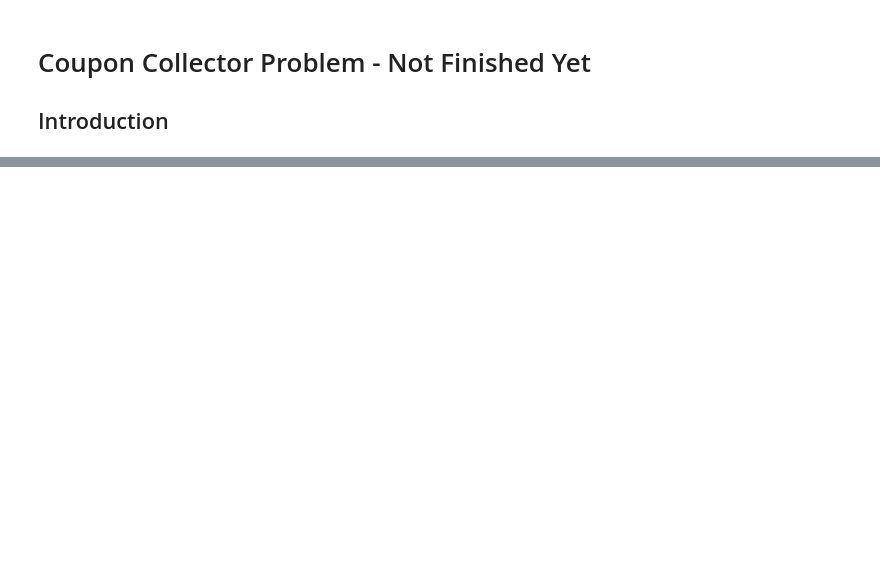
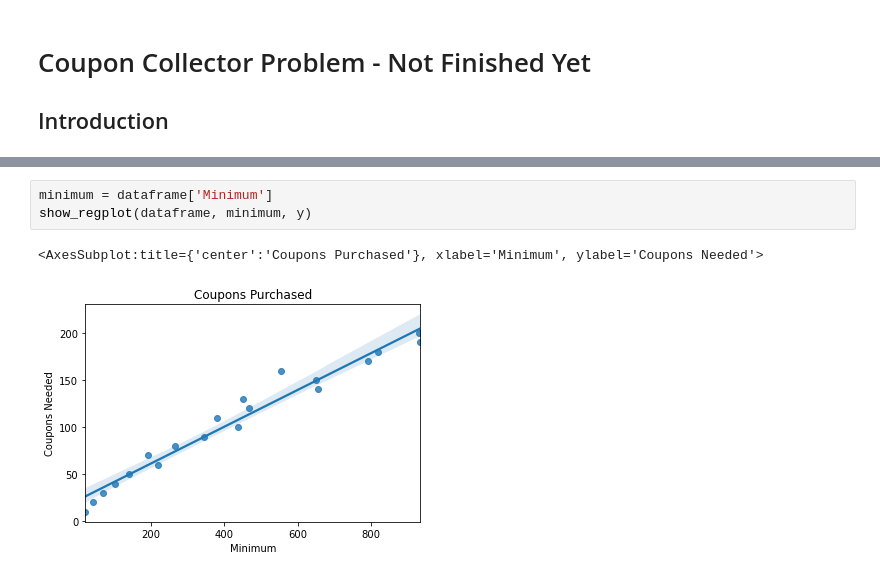
Before and after one commit to lucas-cell/CouponCollectorsProblem, a Jupyter notebook: coupon_collector_problem.ipynb, the cells around one changed output, grey strips where cells are left out. Saved outputs shown, nothing was run; the diff lists cells and outputs as text; blank space fills up the shorter version.

```diff
--- a/coupon_collector_problem.ipynb
+++ b/coupon_collector_problem.ipynb
@@ -124,0 +48,6 @@ ax = sbn.regplot(x=dataframe['Minimum'], y=dataframe["Coupons Needed"], data=dat
+# %%
+minimum = dataframe['Minimum']
+show_regplot(dataframe, minimum, y)
+# %% [output]
+<AxesSubplot:title={'center':'Coupons Purchased'}, xlabel='Minimum', ylabel='Coupons Needed'>
+[figure, added]
```
Also changed, not shown: parts of 9 cells of this notebook, 1 other file.
